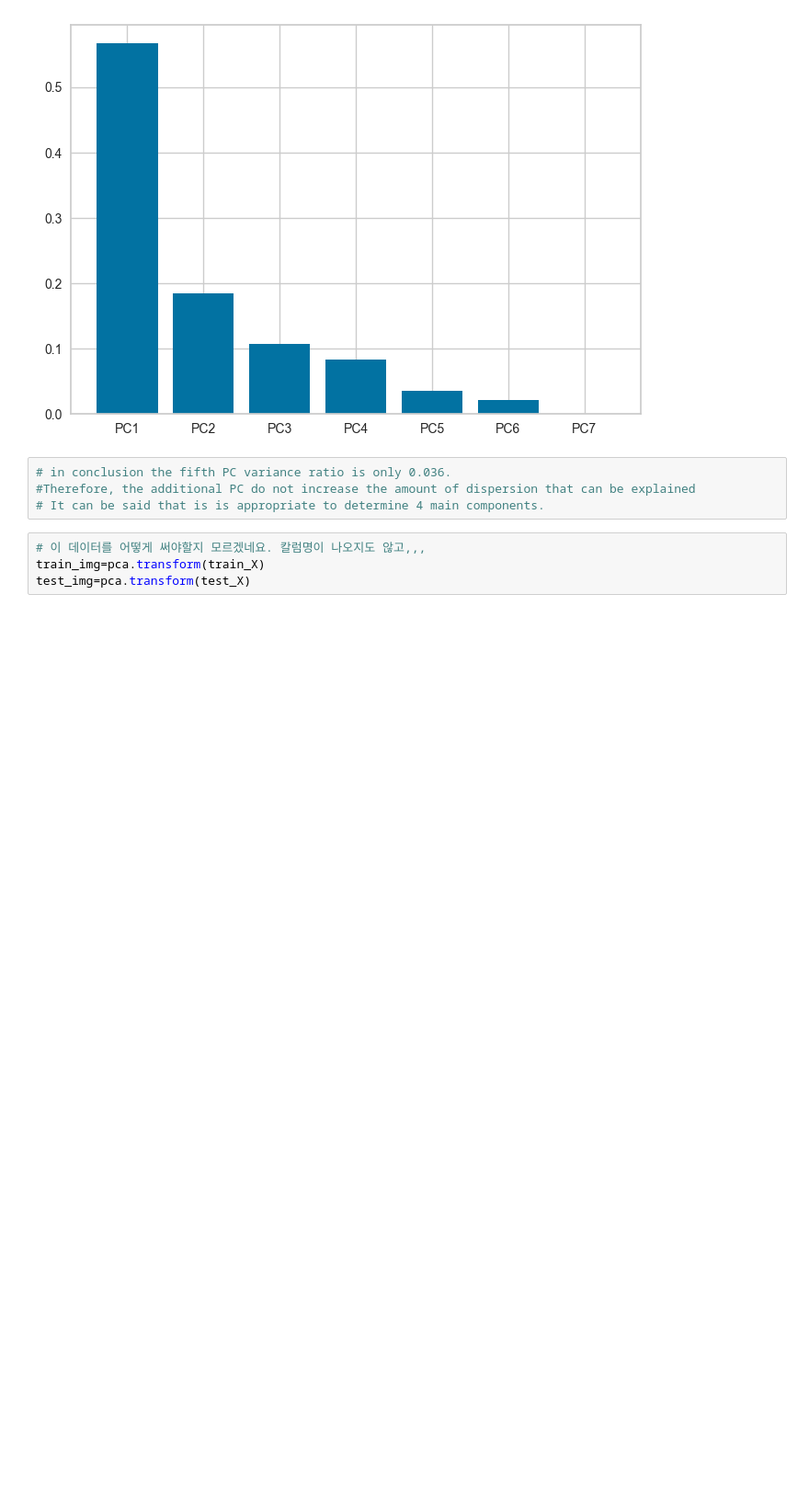
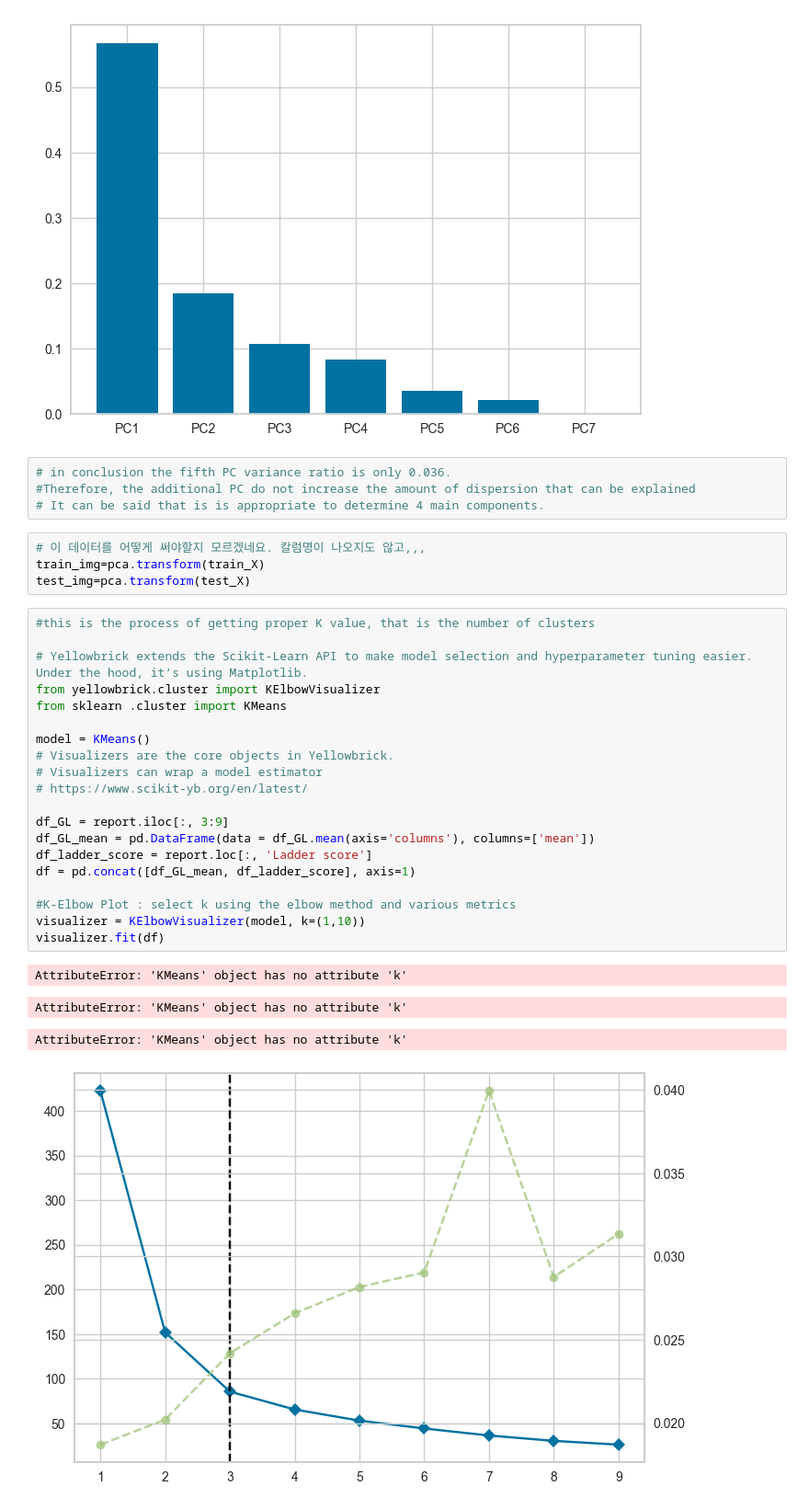
Before and after one commit to Owen-Choi/DataScienceProject, a Jupyter notebook: dsp.ipynb, the cells around one changed output. Shown at 92% size. Cells and saved outputs as stored; diff of their text form; blank space fills up the shorter version.

```diff
--- a/dsp.ipynb
+++ b/dsp.ipynb
@@ -297,5 +297,30 @@ plt.bar(label,ratio)
 # 이 데이터를 어떻게 써야할지 모르겠네요. 칼럼명이 나오지도 않고,,,
 train_img=pca.transform(train_X)
 test_img=pca.transform(test_X)
+# %%
+#this is the process of getting proper K value, that is the number of clusters
+
+# Yellowbrick extends the Scikit-Learn API to make model selection and hyperparameter tuning easier. Under the hood, it’s using Matplotlib.
+from yellowbrick.cluster import KElbowVisualizer
+from sklearn .cluster import KMeans
+
+model = KMeans()
+# Visualizers are the core objects in Yellowbrick.
+# Visualizers can wrap a model estimator
+# https://www.scikit-yb.org/en/latest/
+
+df_GL = report.iloc[:, 3:9]
+df_GL_mean = pd.DataFrame(data = df_GL.mean(axis='columns'), columns=['mean'])
+df_ladder_score = report.loc[:, 'Ladder score']
+df = pd.concat([df_GL_mean, df_ladder_score], axis=1)
+
+#K-Elbow Plot : select k using the elbow method and various metrics
+visualizer = KElbowVisualizer(model, k=(1,10))
+visualizer.fit(df)
+# %% [output]
+AttributeError: 'KMeans' object has no attribute 'k'
+AttributeError: 'KMeans' object has no attribute 'k'
+AttributeError: 'KMeans' object has no attribute 'k'
+[figure, added]
 # %%
 # clustering part
```
Also changed, not shown: parts of 5 cells of this notebook.
